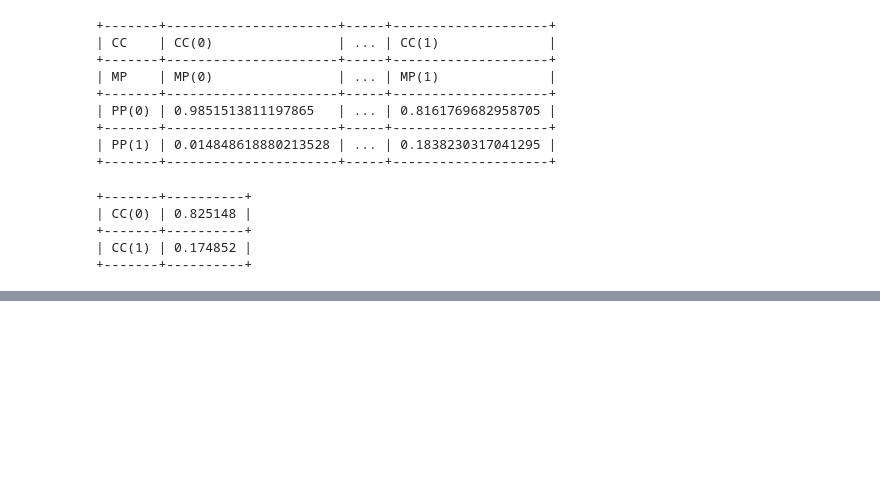
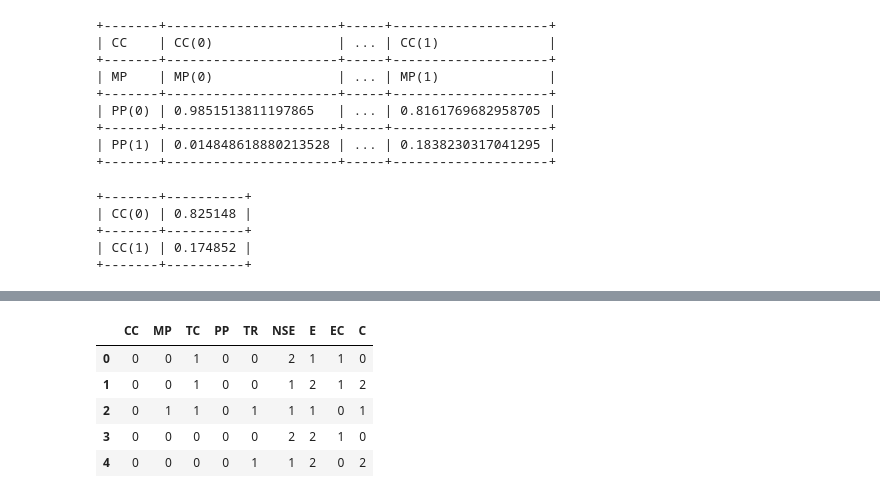
Before and after one commit to maribcs/mgp-bayesian-network-retail, a Jupyter notebook: bayesian_network_retail.ipynb, the cells around one changed output, grey strips where cells are left out. Saved outputs shown, nothing was run; the diff lists cells and outputs as text; code cells hidden in the pictures; blank space fills up the shorter version.

```diff
--- a/bayesian_network_retail.ipynb
+++ b/bayesian_network_retail.ipynb
@@ -556,0 +608,7 @@ print(cpd_c)
+# %%
+# Seleccionar las 8 mejores variables
+skb = SelectKBest(score_func=chi2, k=8)
+f_best = skb.fit_transform(X, y)
+
+top_features = sorted(zip(list(X.columns), skb.scores_), key=lambda x: x[1], reverse=True)
+top_features
@@ -556,0 +625,11 @@ print(cpd_c)
+# %%
+data = pd.DataFrame(df_modelo, columns=[i[0] for i in top_features[:skb.k]])
+data[df_modelo.columns[-1]] = y
+data.head()
+# %% [output]
+|  | CC | MP | TC | PP | TR | NSE | E | EC | C |
+| 0 | 0 | 0 | 1 | 0 | 0 | 2 | 1 | 1 | 0 |
+| 1 | 0 | 0 | 1 | 0 | 0 | 1 | 2 | 1 | 2 |
+| 2 | 0 | 1 | 1 | 0 | 1 | 1 | 1 | 0 | 1 |
+| 3 | 0 | 0 | 0 | 0 | 0 | 2 | 2 | 1 | 0 |
+| 4 | 0 | 0 | 0 | 0 | 1 | 1 | 2 | 0 | 2 |
```
Also changed, not shown: parts of 62 cells of this notebook.
